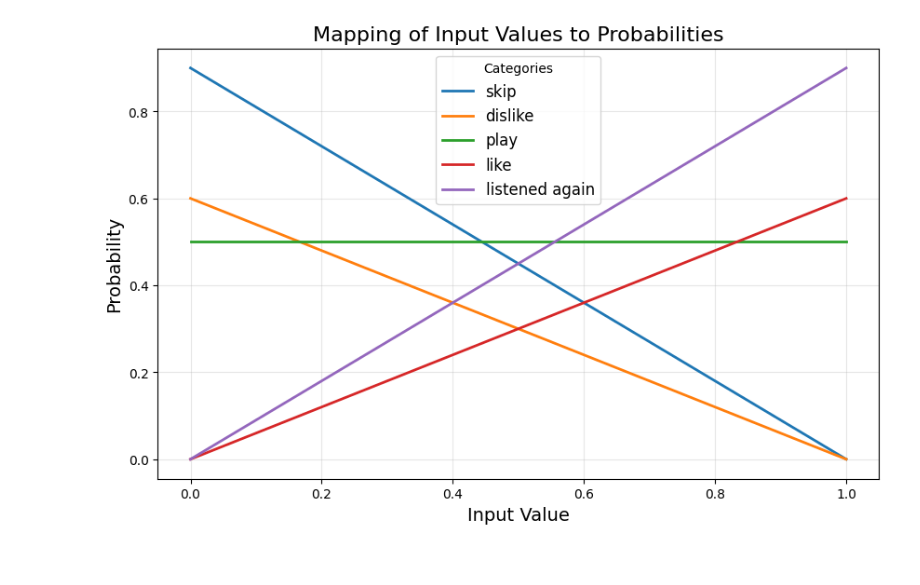
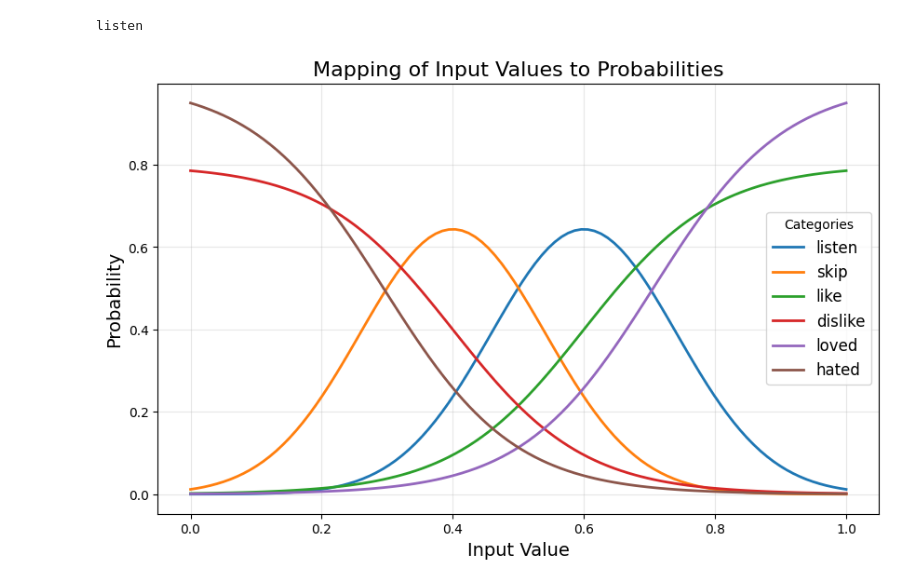
Before and after one commit to lorenzoorsingher/EvoMusic, a Jupyter notebook: usrapprox/prova.ipynb, the cells around one changed output. Cells and saved outputs as stored; diff of their text form; code cells hidden in the pictures.

```diff
--- a/usrapprox/prova.ipynb
+++ b/usrapprox/prova.ipynb
@@ -5,83 +30,92 @@ from math import exp
 # %%
-from math import pi, sqrt
-from typing import List
+def calculate_probabilities(n: float, linear=False) -> SongFeedbackProbabilities:
+    """
+    listen (+1), skip (-1), like (+2), dislike (-2), loved (+3), hated (-3)
+    """
 
+    if linear:
+        listen_prob = 0.5  # listen: more likely as n -> 1
+        skip_prob = 0.0  # skip: more likely as n -> 0
+        like_prob = 0.6 * n  # like: more likely as n -> 1
+        dislike_prob = 0.6 * (1 - n)  # dislike: more likely as n -> 0
+        love_prob = 0.9 * n  # loved: more likely as n -> 1
+        hate_prob = 0.9 * (1 - n)  # hated: more likely as n -> 0
+    else:
+        mu, sigma = 0.4, 0.4
 
-def calculate_probabilities(n: float, linear=False) -> List[float]:
-    if linear:
-        skip_prob = (0.9 * (1 - n),)  # skip: more likely as n -> 0
-        dislike_prob = (0.6 * (1 - n),)  # dislike: more likely as n -> 0
-        play_prob = (0.5,)  # play: constant probability
-        like_prob = (0.6 * n,)  # like: more likely as n -> 1
-        listened_again_prob = (0.9 * n,)  # listened again: more likely as n -> 1
-    else:
-        skip_prob = 1 - 1 / (1 + exp(0.44439 - 10 * (n - 0.25)))
+        listen_prob = (
+            1
+            / sqrt(2 * pi * sigma**2)
+            * exp(-4 * (n - mu - 0.2) ** 2 / sigma**2)
+            * 20
+            / 31
+        )
+        skip_prob = (
+            1 / sqrt(2 * pi * sigma**2) * exp(-4 * (n - mu) ** 2 / sigma**2) * 20 / 31
+        )
+        like_prob = (1 / (1 + exp(-10 * (n - 0.6)))) * 0.8
         dislike_prob = (1 - 1 / (1 + exp(-10 * (n - (1 - 0.6))))) * 0.8
-        mu, sigma = 0.5, 0.2
-        play_prob = (
-            1 / sqrt(2 * pi * sigma**2) * exp(-0.5 * (n - mu) ** 2 / sigma**2)
-        )  # Gaussian
-        play_prob = play_prob / 4.5  # to go near x=0.4 y=0.4 and x=0.6 y=0.4
-        like_prob = (1 / (1 + exp(-10 * (n - 0.6)))) * 0.8
-        listened_again_prob = 1 / (1 + exp(-(1.4444 + 10 * (n - 0.85))))
+        love_prob = 1 / (1 + exp(-(1.4444 + 10 * (n - 0.85))))
+        hate_prob = 1 - 1 / (1 + exp(0.44439 - 10 * (n - 0.25)))
 
-    return like_prob, dislike_prob, play_prob, skip_prob, listened_again_prob
+    return SongFeedbackProbabilities(
+        listen_prob, skip_prob, like_prob, dislike_prob, love_prob, hate_prob
+    )
 
 
 def probabilistic_model_numpy(input_value: float):
     if not (0.0 <= input_value <= 1.0):
         raise ValueError("Input value must be in range [0,1].")
 
-    categories = ["like", "dislike", "play", "skip", "listened again"]
+    categories = SongFeedbackProbabilities.categories
 
-    like_prob, dislike_prob, play_prob, skip_prob, listened_again_prob = (
-        calculate_probabilities(input_value)
-    )
-
-    # print(probabilities)
+    probs = calculate_probabilities(input_value)
 
     probabilities = np.array(
-        [like_prob, dislike_prob, play_prob, skip_prob, listened_again_prob]
+        [probs.listen, probs.skip, probs.like, probs.dislike, probs.loved, probs.hated]
     )
     probabilities /= probabilities.sum()
 
     output = np.random.choice(categories, p=probabilities)
     return output
 
 
 input_values = np.linspace(0, 1, 100)  # 100 points between 0 and 1
 probabilities = {
+    "listen": [],
     "skip": [],
+    "like": [],
     "dislike": [],
-    "play": [],
-    "like": [],
-    "listened again": [],
+    "loved": [],
+    "hated": [],
 }
 
 # Compute probabilities for each input value
 for i in input_values:
     prob = calculate_probabilities(i)
 
-    probabilities["like"].append(prob[0])
-    probabilities["dislike"].append(prob[1])
-    probabilities["play"].append(prob[2])
-    probabilities["skip"].append(prob[3])
-    probabilities["listened again"].append(prob[4])
+    probabilities["listen"].append(prob[0])
+    probabilities["skip"].append(prob[1])
+    probabilities["like"].append(prob[2])
+    probabilities["dislike"].append(prob[3])
+    probabilities["loved"].append(prob[4])
+    probabilities["hated"].append(prob[5])
 
 # Plot probabilities
 plt.figure(figsize=(10, 6))
 for category, values in probabilities.items():
     plt.plot(input_values, values, label=category, linewidth=2)
 
 # Add labels, legend, and grid
 plt.title("Mapping of Input Values to Probabilities", fontsize=16)
 plt.xlabel("Input Value", fontsize=14)
 plt.ylabel("Probability", fontsize=14)
 plt.legend(title="Categories", fontsize=12)
 plt.grid(alpha=0.3)
 plt.show()
 # %% [output]
+listen
-[figure, old version]
+[figure, new version]
 # %%
 for input in np.linspace(0, 1, 100):
     # input = np.random.rand()
```
Also changed, not shown: parts of 5 cells of this notebook.
